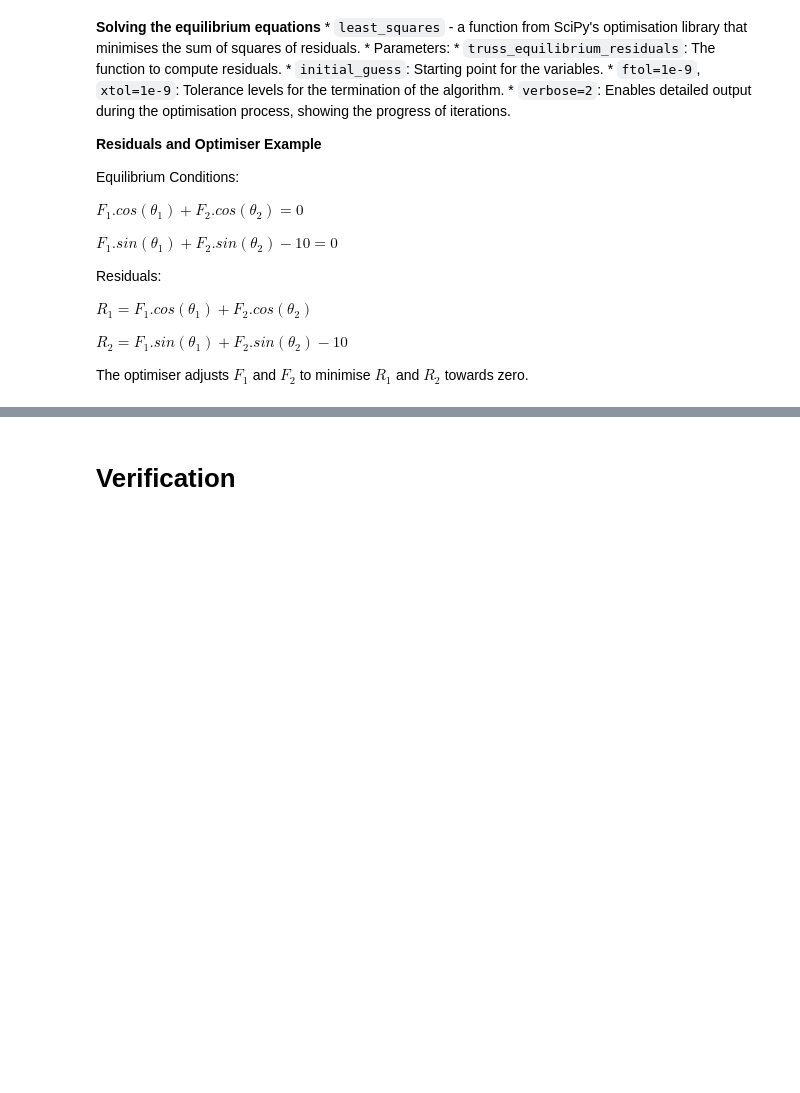
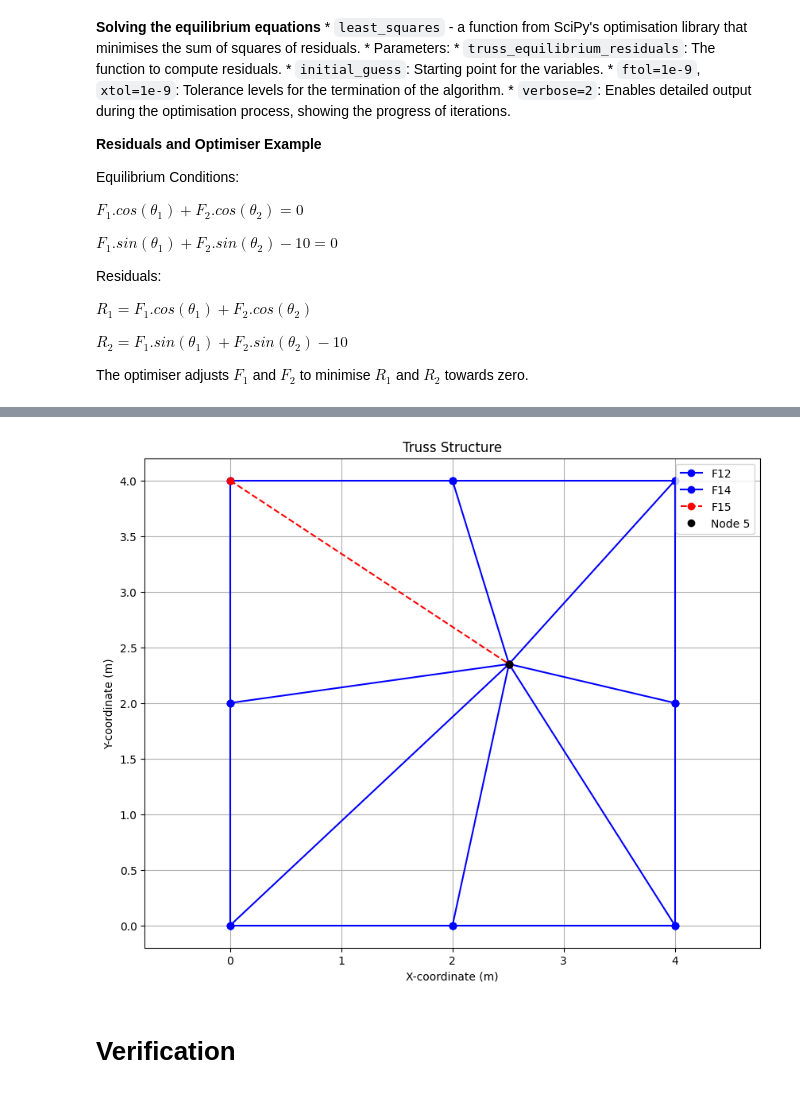
Before and after one commit to danieldalton13/optimisation_top_Y1, a Jupyter notebook: joints_residuals_optimisation.ipynb, the cells around one changed output, grey strips where cells are left out. Drawn from its saved outputs; the diff is of its cells as text; code cells hidden in the pictures; blank space fills up the shorter version.

```diff
--- a/joints_residuals_optimisation.ipynb
+++ b/joints_residuals_optimisation.ipynb
@@ -142,14 +142,14 @@ nodes = {
     2: (2.0, 4.0),
     3: (4.0, 4.0),
     4: (0.0, 2.0),
-    5: (None, None),  # To be determined (x, y)
+    5: (0.0, 0.0),  # Placeholder, will be updated
     6: (4.0, 2.0),
     7: (0.0, 0.0),
     8: (2.0, 0.0),
     9: (4.0, 0.0)
 }
 
-# Define the members as a list of tuples: (Member Name, Start Node, End Node)
+# Define the members including F15
 members = [
     ('F12', 1, 2),
     ('F23', 2, 3),
@@ -165,8 +165,12 @@ members = [
     ('F69', 6, 9),
     ('F35', 3, 5),
     ('F57', 5, 7),
-    ('F59', 5, 9)
+    ('F59', 5, 9),
+    ('F15', 1, 5)  # Added F15
 ]
+
+# Fixed member force
+F15_fixed = -4  # kN (compression)
 
 def truss_equilibrium_residuals(variables):
     """
@@ -180,18 +184,19 @@ def truss_equilibrium_residuals(variables):
     F12, F23, F45, F56, F78, F89, F14, F47, F25, F58, F36, F69, F35, F57, F59, x, y = variables
 
     # Fixed member force
-    F15 = -4.0  # kN (compression)
+    F15 = F15_fixed  # kN (compression)
+
+    # Fixed support reactions
+    Rx7 = 0.0    # kN horizontal - right +ve
+    Ry7 = 15.0   # kN upward
+    Rx9 = 0.0    # kN horizontal - right +ve
+    Ry9 = 15.0   # kN upward
 
     # Update node 5's coordinates
-    nodes[5] = (x, y)
+    local_nodes = nodes.copy()
+    local_nodes[5] = (x, y)
 
-    # Reactions at supports (known)
-    Rx7 = 0.0  # kN
-    Ry7 = 15.0  # kN upward
-    Rx9 = 0.0  # kN
-    Ry9 = 15.0  # kN upward
-
-    # Member forces dictionary
+    # Member forces dictionary including F15
     member_forces = {
         'F12': F12,
         'F23': F23,
@@ -216,13 +221,13 @@ def truss_equilibrium_residuals(variables):
 
     # Function to calculate direction cosines
     def direction_cosines(start, end):
-        xi, yi = nodes[start]
-        xj, yj = nodes[end]
+        xi, yi = local_nodes[start]
+        xj, yj = local_nodes[end]
         dx = xj - xi
         dy = yj - yi
         L = np.sqrt(dx**2 + dy**2)
         if L == 0:
-            return 0.0, 0.0
+            raise ValueError(f"Zero length for member connecting Node {start} and Node {end}.")
         return dx / L, dy / L
 
     # Iterate through each node and apply equilibrium
@@ -264,8 +269,6 @@ def truss_equilibrium_residuals(variables):
         residuals.append(sum_fx)  # Sum of Fx = 0
         residuals.append(sum_fy)  # Sum of Fy = 0
 
-    # No need to add a separate equation for F15 since it's fixed and included in member_forces
-
     return residuals
 
 # Initial guess for variables:
@@ -294,15 +297,18 @@ initial_guess = [
 ]
 
 # Solve the system using least_squares
-result = least_squares(truss_equilibrium_residuals, initial_guess, ftol=1e-9, xtol=1e-9, verbose=2)
+result = least_squares(
+    truss_equilibrium_residuals,
+    initial_guess,
+    ftol=1e-9,
+    xtol=1e-9,
+    verbose=2
+)
 
 # Check if the solution was successful
 if result.success:
     solution = result.x
     F12, F23, F45, F56, F78, F89, F14, F47, F25, F58, F36, F69, F35, F57, F59, x, y = solution
-
-    # Fixed member force
-    F15 = -4.0  # kN
 
     # Print the results
     print("\nSolution Found:")
@@ -321,8 +327,33 @@ if result.success:
     print(f"F35 (Member 3-5): {F35:.2f} kN")
     print(f"F57 (Member 5-7): {F57:.2f} kN")
     print(f"F59 (Member 5-9): {F59:.2f} kN")
-    print(f"F15 (Member 1-5): {F15:.2f} kN (Fixed)")
+    print(f"F15 (Member 1-5): {F15_fixed:.2f} kN (Fixed)")
     print(f"Position of Node 5: x = {x:.2f} m, y = {y:.2f} m")
+
+    # Update the nodes dictionary with the solved position of Node 5
+    nodes[5] = (x, y)
+
+    # Plot the truss
+    plt.figure(figsize=(10, 8))
+    for member in members:
+        name, start, end = member
+        xi, yi = nodes[start]
+        xj, yj = nodes[end]
+        if name == 'F15':
+            plt.plot([xi, xj], [yi, yj], 'r--o', label=name if start == 1 else "")
+        else:
+            plt.plot([xi, xj], [yi, yj], 'b-o', label=name if start == 1 else "")
+
+    # Highlight Node 5
+    plt.plot(x, y, 'ko', label='Node 5')
+
+    plt.title('Truss Structure')
+    plt.xlabel('X-coordinate (m)')
+    plt.ylabel('Y-coordinate (m)')
+    plt.legend()
+    plt.grid(True)
+    plt.axis('equal')  # To maintain aspect ratio
+    plt.show()
 else:
     print("Solution did not converge.")
     print(result.message)
@@ -347,3 +378,4 @@ Position of Node 5: x = 2.43 m, y = 2.63 m
+[figure, added]
 # %% [markdown]
 # Verification
 # %%
```
Also changed, not shown: parts of 2 cells of this notebook.
